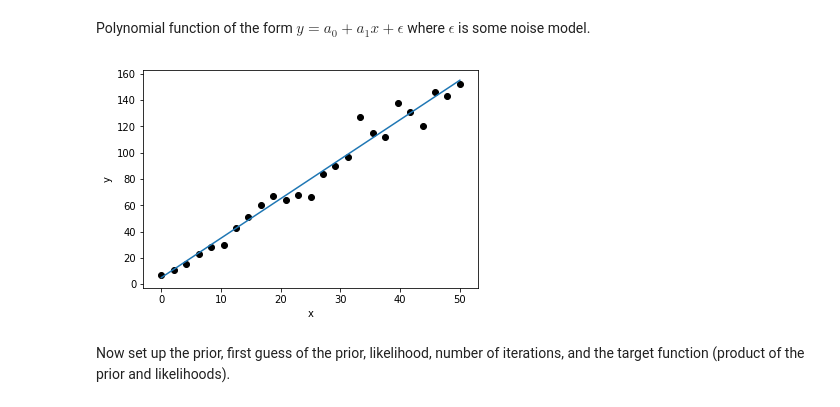
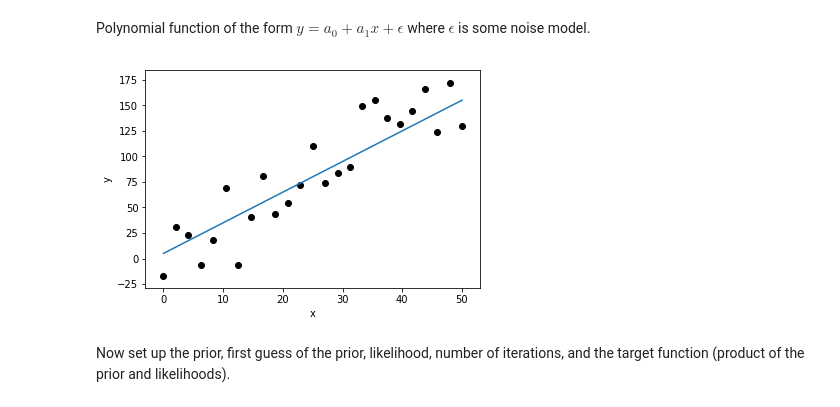
Before and after one commit to mshumko/bayes_learning, a Jupyter notebook: 1_linear_regression_from_scratch.ipynb, the cells around one changed output. Saved outputs shown, nothing was run; the diff lists cells and outputs as text; code cells hidden in the pictures.

```diff
--- a/1_linear_regression_from_scratch.ipynb
+++ b/1_linear_regression_from_scratch.ipynb
@@ -16,16 +17,17 @@ Polynomial function of the form $y = a_0 + a_1 x + \epsilon$ where $\epsilon$ is
 # %%
 a = [5, 3]
 x = np.linspace(0, 50, num=25)
+std = 20
 
 line = lambda a, x: a[0] + a[1]*x
 y_true = line(a, x)
-y_obs = np.random.poisson(y_true)
+y_obs = [np.random.normal(y_i, scale=std) for y_i in y_true]
 
 plt.plot(x, y_true);
 plt.scatter(x, y_obs, c='k');
 plt.xlabel('x'); plt.ylabel('y');
 # %% [output]
-[figure, old version]
+[figure, new version]
 # %% [markdown]
 Now set up the prior, first guess of the prior, likelihood, number of iterations, and the target function (product of the prior and likelihoods).
 # %%
```
Also changed, not shown: parts of 8 cells of this notebook, 2 other files.
